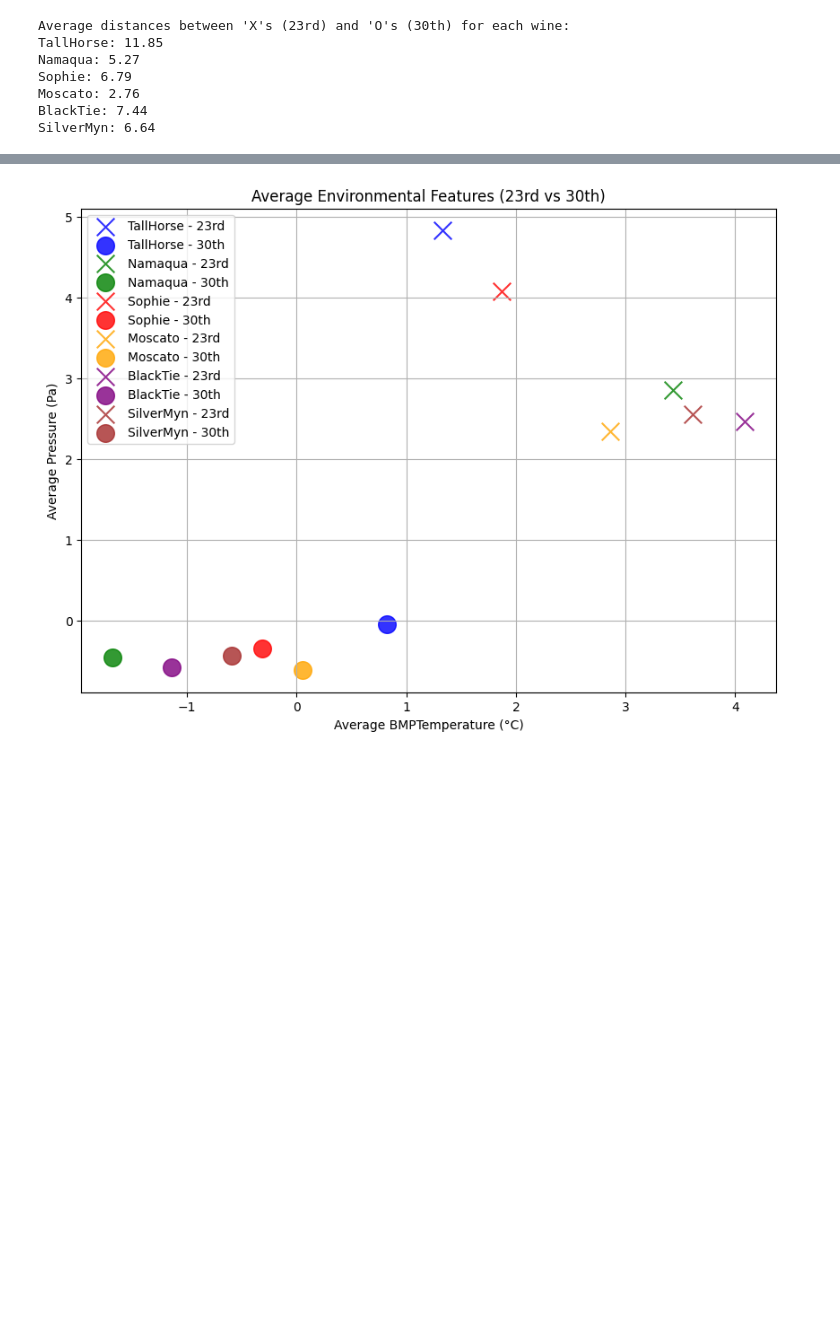
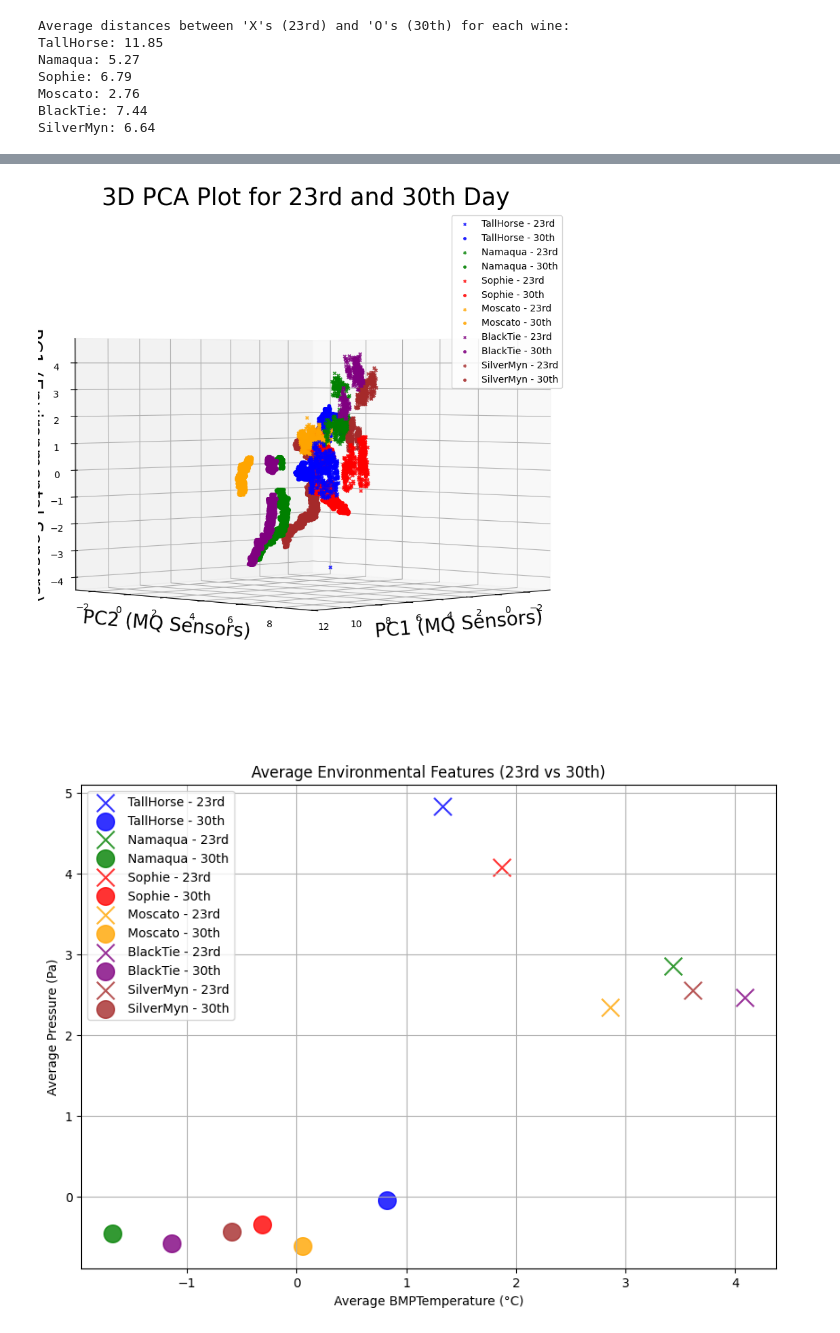
Before and after one commit to AidanRabinowitz/ArduinoWineSniffer, a Jupyter notebook: src/data_analysis_for_NN/NNAnalysis.ipynb, the cells around one changed output, grey strips where cells are left out. Cells and saved outputs as stored; diff of their text form; code cells hidden in the pictures; blank space fills up the shorter version.

```diff
--- a/src/data_analysis_for_NN/NNAnalysis.ipynb
+++ b/src/data_analysis_for_NN/NNAnalysis.ipynb
@@ -441,3 +351,57 @@ plt.show()
+# %%
+# Set up a 3D plot with a wider figure size
+fig = plt.figure(figsize=(15, 10))  # Increase width to 15
+ax = fig.add_subplot(111, projection='3d')
+
+# Marker size for visibility
+marker_size = 10
+
+# Define color map for each wine label
+color_map = {
+    "TallHorse": 'blue',
+    "Namaqua": 'green',
+    "Sophie": 'red',
+    "Moscato": 'orange',
+    "BlackTie": 'purple',
+    "SilverMyn": 'brown'
+}
+
+# Loop through each wine and plot for both days
+for wine in color_map.keys():
+    # Plot for the 23rd day
+    wine_data_23rd = pca_df[(pca_df['Target'] == wine) & (pca_df['Day'] == '23rd')]
+    ax.scatter(wine_data_23rd['PC1_MQ'], wine_data_23rd['PC2_MQ'], wine_data_23rd['PC1_Env'],
+               color=color_map[wine], marker='x', label=f'{wine} - 23rd', s=marker_size, alpha=0.8)
+
+    # Plot for the 30th day
+    wine_data_30th = pca_df[(pca_df['Target'] == wine) & (pca_df['Day'] == '30th')]
+    ax.scatter(wine_data_30th['PC1_MQ'], wine_data_30th['PC2_MQ'], wine_data_30th['PC1_Env'],
+               color=color_map[wine], marker='o', label=f'{wine} - 30th', s=marker_size, alpha=0.8)
+
+# Add axis labels with adjusted font sizes
+ax.set_xlabel('PC1 (MQ Sensors)', fontsize=14)
+ax.set_ylabel('PC2 (MQ Sensors)', fontsize=14)
+ax.set_zlabel('PC1 (Environmental Sensors)', fontsize=14)
+
+# Add a title with adjusted font size
+plt.title('3D PCA Plot for 23rd and 30th Day', fontsize=25)
+
+# Adjust the layout to shift the plot slightly to the right
+plt.subplots_adjust(left=0.1, right=0.9)  # Increase 'left' to push the plot to the right
+
+# Optionally adjust the view angle for better visibility
+ax.view_init(elev=2, azim=45)  # Adjust these values for a better view
+
+# Add grid
+ax.grid(True)
+
+# Add legend
+plt.legend(loc='best', fontsize=10, markerscale=0.8)
+
+# Show the plot
+plt.show()
+# %% [output]
+[figure, added]
 # %%
 import pandas as pd
 import matplotlib.pyplot as plt
```
Also changed, not shown: parts of 2 cells of this notebook, 8 other files.
